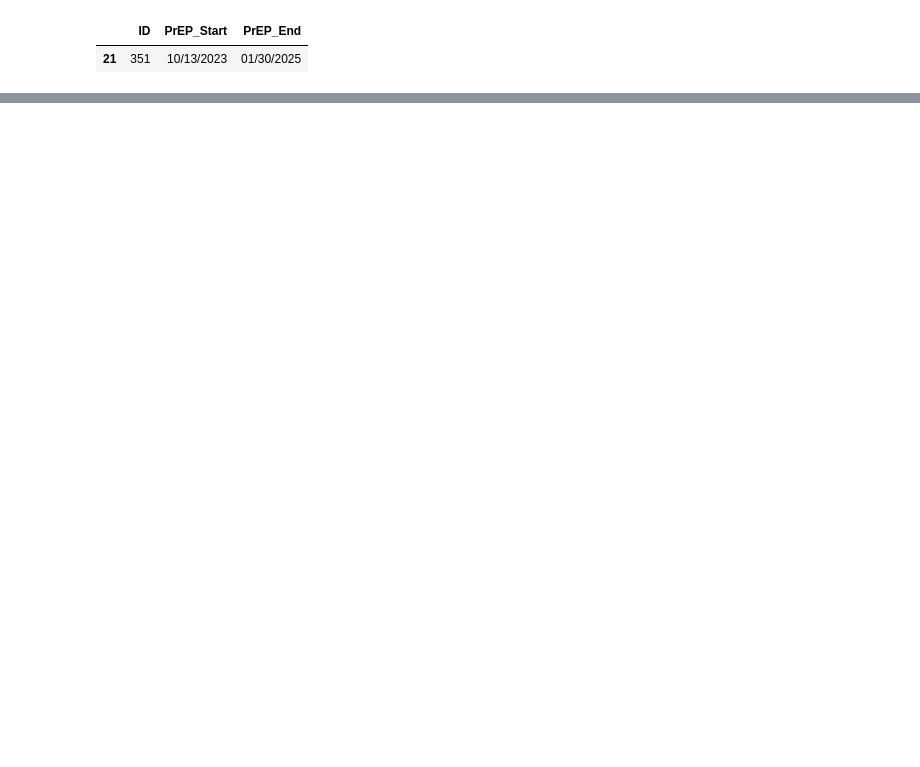
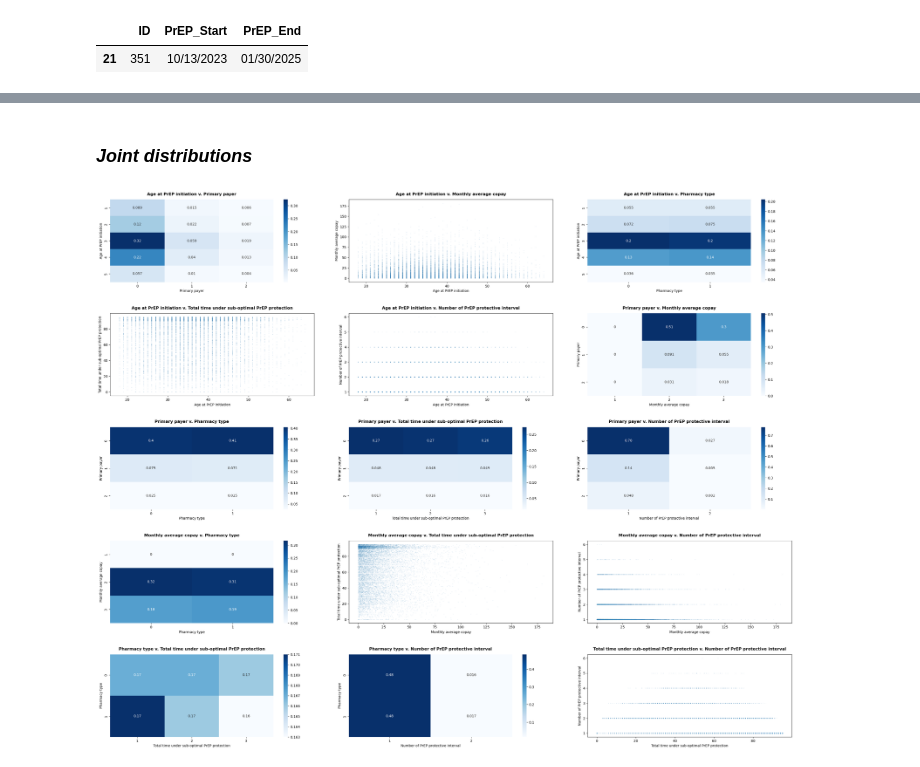
Before and after one commit to ynchen08/PrEP-Traj-Clustering, a Jupyter notebook: Programs/Descriptive_Stats_Orig.ipynb, the cells around one changed output, grey strips where cells are left out. Cells and saved outputs as stored; diff of their text form; code cells hidden in the pictures; blank space fills up the shorter version.

```diff
--- a/Programs/Descriptive_Stats_Orig.ipynb
+++ b/Programs/Descriptive_Stats_Orig.ipynb
@@ -215,0 +160,13 @@ Tab_ProtectInt_orig
+# %%
+#univariate distributions for continuous variables
+univ_mean=[]
+univ_SD=[]
+univ_median=[]
+univ_IQR25=[]
+univ_IQR75=[]
+for i in cont_vars:
+    univ_mean.append(round(np.nanmean(PERSON_DATA[i]),1))
+    univ_SD.append(round(np.nanstd(PERSON_DATA[i]),1))
+    univ_median.append(round(np.nanmedian(PERSON_DATA[i]),1))
+    univ_IQR25.append(round(np.nanquantile(PERSON_DATA[i], 0.25),1))
+    univ_IQR75.append(round(np.nanquantile(PERSON_DATA[i], 0.75),1))
@@ -215,0 +245,2 @@ Tab_ProtectInt_orig
+# %% [markdown]
+### _Joint distributions_
@@ -215,0 +284,62 @@ Tab_ProtectInt_orig
+# %%
+cat_levels={"Age_at_init_cat":[1,2,3,4,5],
+            "Average_copay_cat":[1,2,3],
+            'Dur_subopt_cat':[1,2,3],
+            'Num_protect_interval_cat':[1,2],
+            'Primary_payer': [0,1,2],
+            'Pharmacy_type':[0,1]}
+# %%
+fig,ax =  plt.subplots(5,3,figsize=(30,24))
+fig.tight_layout(pad=7)
+col_arr=[0,1,2]*5
+row_arr=np.repeat([0,1,2,3,4],3, axis=0)
+
+joint_dist_stat=dict()
+
+for i in range(len(joint_list)):
+    X=joint_list[i][0]
+    Y=joint_list[i][1]
+    Xlabel=colname_label[X]
+    Ylabel=colname_label[Y]
+    TITLE=Xlabel+" v. "+Ylabel
+    dict_title=X+ "/"+Y
+    ##Both variables are continuous --> scatter plots
+    if X in cont_vars and Y in cont_vars:
+        joint_dist_stat[dict_title]=sc.stats.spearmanr(PERSON_DATA[X],PERSON_DATA[Y])[0]
+
+        ax[row_arr[i]][col_arr[i]].scatter(PERSON_DATA[X],PERSON_DATA[Y],s=2,alpha=0.05)
+        ax[row_arr[i]][col_arr[i]].set_title(TITLE,fontweight="bold",y=1.025)
+        ax[row_arr[i]][col_arr[i]].set_xlabel(Xlabel)
+        ax[row_arr[i]][col_arr[i]].set_ylabel(Ylabel)
+
+    ##Both variables are categorical --> cross tabulation
+    if X in cat_vars and Y in cat_vars:
+        ct=pd.crosstab(PERSON_DATA[X],PERSON_DATA[Y], rownames=[Xlabel],colnames=[Ylabel],dropna=True,normalize=True)
+        ct = ct.reindex(index=cat_levels[X], columns=cat_levels[Y], fill_value=0)
+        joint_dist_stat[dict_title]=ct
+
+        plot=sns.heatmap(ct.round(3),cmap="Blues", annot=True, cbar=True, ax=ax[row_arr[i]][col_arr[i]])
+        plot.set_title(TITLE,fontweight='bold', y=1.025)
+
+    ##one variable is categorical and the other is continuous --> categorize the continuous variable and then cross tabulation
+    if X in cat_vars and Y in cont_vars:
+        Y=Y+"_cat"
+        ct=pd.crosstab(PERSON_DATA[X],PERSON_DATA[Y], rownames=[Xlabel],colnames=[Ylabel],dropna=True,normalize=True)
+        ct = ct.reindex(index=cat_levels[X], columns=cat_levels[Y], fill_value=0)
+        joint_dist_stat[dict_title]=ct
+
+        plot=sns.heatmap(ct.round(3),cmap="Blues", annot=True, cbar=True,ax=ax[row_arr[i]][col_arr[i]])
+        plot.set_title(TITLE,fontweight='bold', y=1.025)
+
+    if Y in cat_vars and X in cont_vars:
+        X=X+"_cat"
+        ct=pd.crosstab(PERSON_DATA[X],PERSON_DATA[Y], rownames=[Xlabel],colnames=[Ylabel],dropna=True,normalize=True)
+        ct = ct.reindex(index=cat_levels[X], columns=cat_levels[Y], fill_value=0)
+        joint_dist_stat[dict_title]=ct
+
+        plot=sns.heatmap(ct.round(3),cmap="Blues", annot=True, cbar=True,ax=ax[row_arr[i]][col_arr[i]])
+        plot.set_title(TITLE,fontweight='bold', y=1.025)
+
+plt.savefig('bivar_distplot_Orig.png', bbox_inches='tight')
+# %% [output]
+[figure, added]
```
Also changed, not shown: parts of 24 cells of this notebook, 39 other files.
